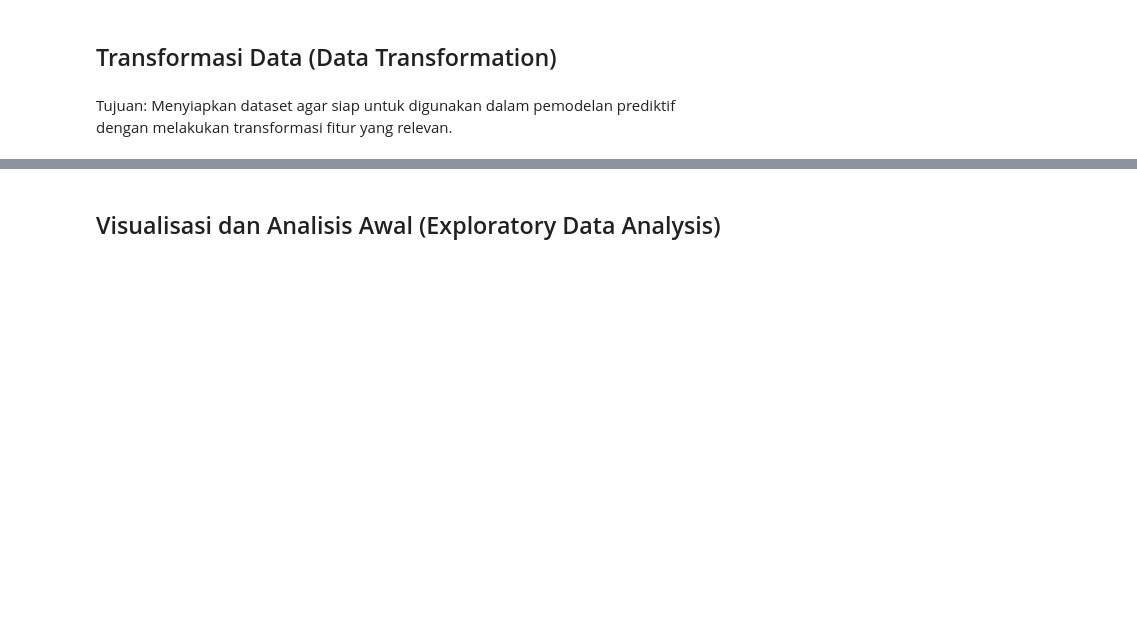
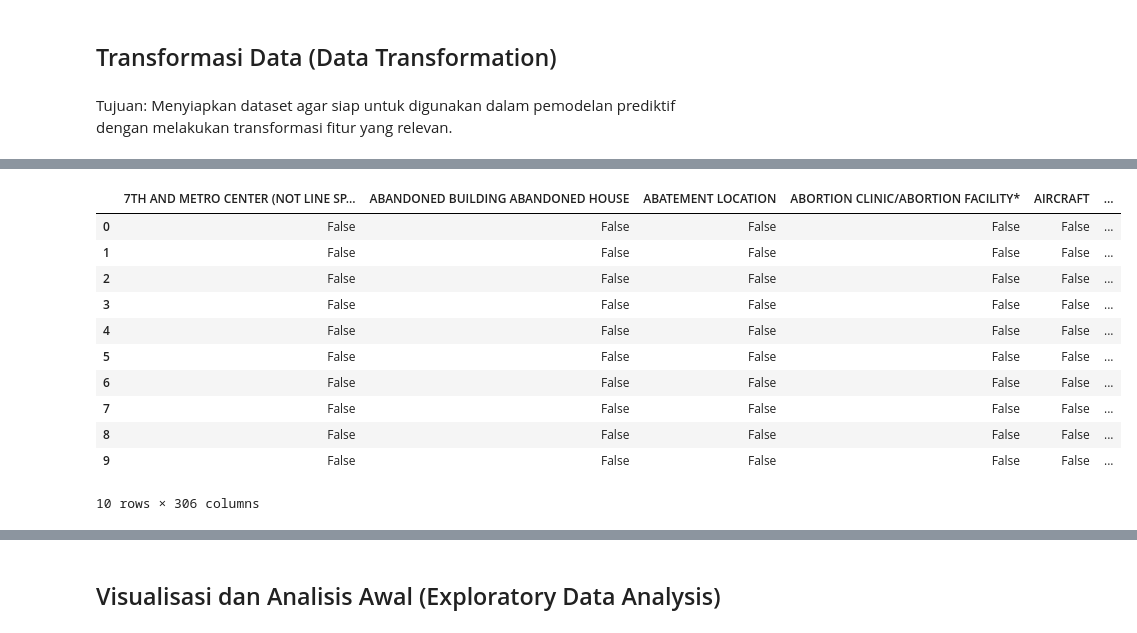
Before and after one commit to jasmrntha/tgp1-pap-c, a Jupyter notebook: Eksplorasi dan Prapemrosesan Data.ipynb, the cells around one changed output, grey strips where cells are left out. Saved outputs shown, nothing was run; the diff lists cells and outputs as text; code cells hidden in the pictures; blank space fills up the shorter version.

Commit message:
one-hot encoding

```diff
--- a/Eksplorasi dan Prapemrosesan Data.ipynb
+++ b/Eksplorasi dan Prapemrosesan Data.ipynb
@@ -196,0 +211,4 @@ data.head()
+# %%
+# drop column date occ dan time occ
+data_tform = data_tform.drop(columns=['DATE OCC','TIME OCC'])
+data_tform.head()
@@ -198,0 +249,14 @@ data.head()
+# %%
+# Dalam deskripsi data hanya terdapat (F - Female M - Male X - Unknown)
+# Tetapi kolom terdapat 2 kolom yang tidak relevan yaitu '-' dan 'H'
+
+# Replace '-' with 'X' unknown
+data_tform['Vict Sex'] = data_tform['Vict Sex'].replace('-','X')
+
+# Replace 'H' with 'X' Unknown
+data_tform['Vict Sex'] = data_tform['Vict Sex'].replace('H', 'X')
+# %%
+# Mengulang one hot encoding dan mengubah nama kolom
+one_hot = pd.get_dummies(data_tform['Vict Sex'])
+one_hot= one_hot.rename(columns={'F': 'Female', 'M': 'Male', 'X': 'Unknown gender'})
+one_hot.head()
@@ -198,0 +270,5 @@ data.head()
+# %%
+# Menggabungkan kolom Female, Male, Unknown gender dan membuang kolom Vict Sex
+data_tform = data_tform.drop(columns='Vict Sex')
+data_tform = data_tform.join(one_hot)
+data_tform.head()
@@ -198,0 +283,17 @@ data.head()
+# %%
+# One-Hot Encoding Premis Desc
+one_hot_premis_desc = pd.get_dummies(data_tform['Premis Desc'])
+one_hot_premis_desc.head(10)
+# %% [output]
+|  | 7TH AND METRO CENTER (NOT LINE SP... | ABANDONED BUILDING ABANDONED HOUSE | ABATEMENT LOCATION | ABORTION CLINIC/ABORTION FACILITY* | AIRCRAFT | ... |
+| 0 | False | False | False | False | False | ... |
+| 1 | False | False | False | False | False | ... |
+| 2 | False | False | False | False | False | ... |
+| 3 | False | False | False | False | False | ... |
+| 4 | False | False | False | False | False | ... |
+| 5 | False | False | False | False | False | ... |
+| 6 | False | False | False | False | False | ... |
+| 7 | False | False | False | False | False | ... |
+| 8 | False | False | False | False | False | ... |
+| 9 | False | False | False | False | False | ... |
+10 rows × 306 columns
```
Also changed, not shown: parts of 10 cells of this notebook.
